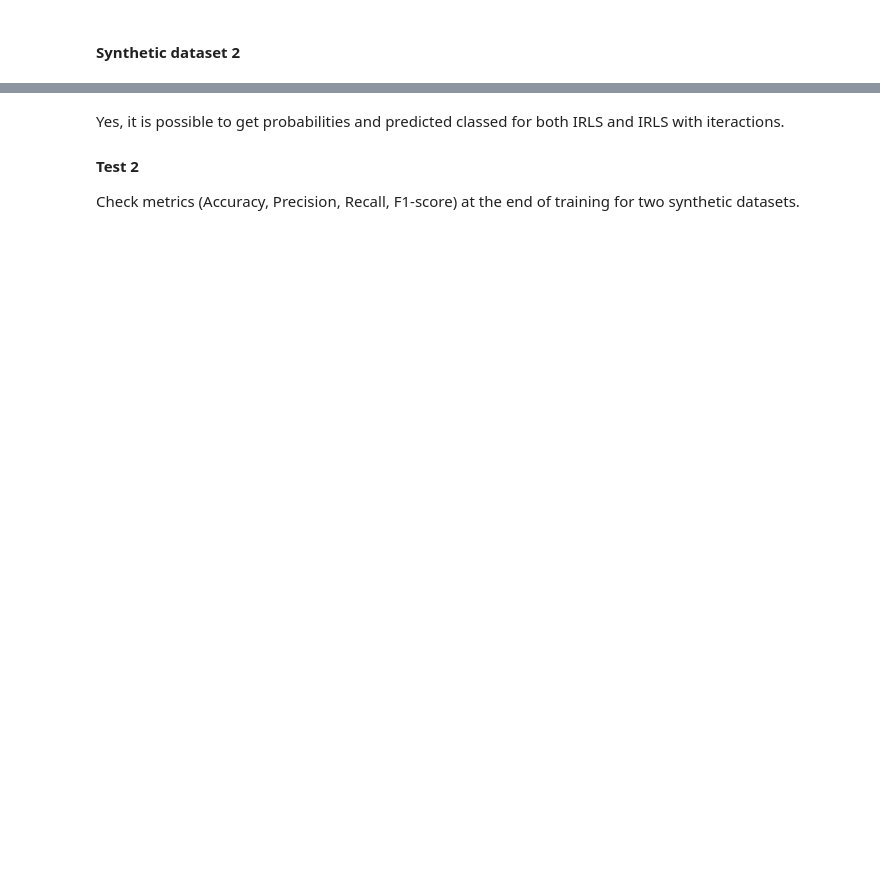
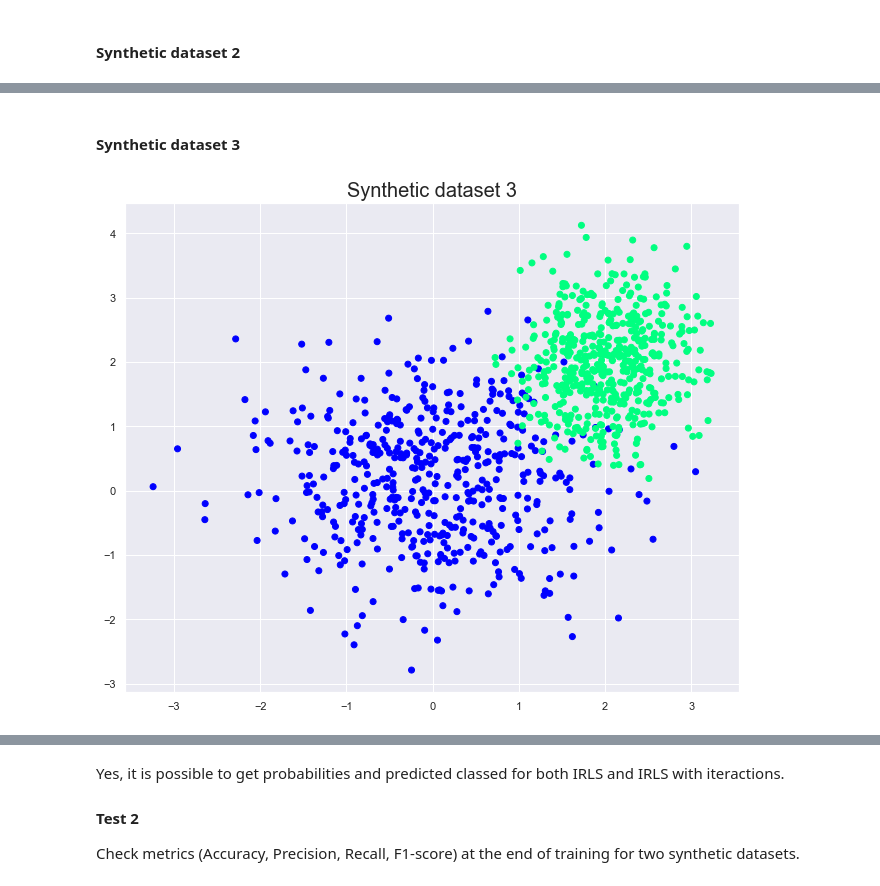
Before and after one commit to MaroonBlue/AML_Project1_IRLS, a Jupyter notebook: tests.ipynb, the cells around one changed output, grey strips where cells are left out. Saved outputs shown, nothing was run; the diff lists cells and outputs as text; code cells hidden in the pictures; blank space fills up the shorter version.

```diff
--- a/tests.ipynb
+++ b/tests.ipynb
@@ -46,0 +37,11 @@ second_dataset_y= bernoulli.rvs(p, size=n)
+# %% [markdown]
+#### Synthetic dataset 3
+# %%
+third_dataset = generate_dataset3(2)
+third_dataset_X = third_dataset[:,0:2]
+third_dataset_y = third_dataset[:,2]
+plt.scatter(third_dataset_X[:,0], third_dataset_X[:,1], c=third_dataset_y, cmap='winter')
+plt.title('Synthetic dataset 3', fontsize=20)
+plt.show()
+# %% [output]
+[figure, added]
```
Also changed, not shown: parts of 63 cells of this notebook, 3 other files.
